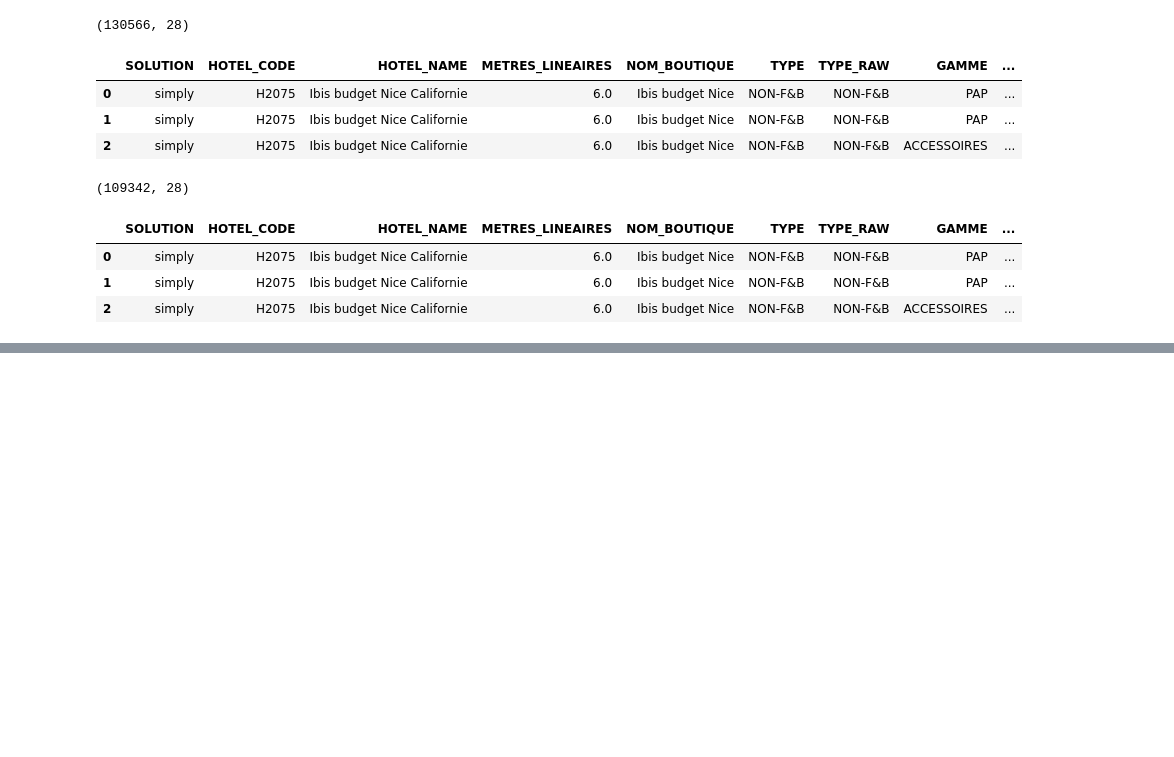
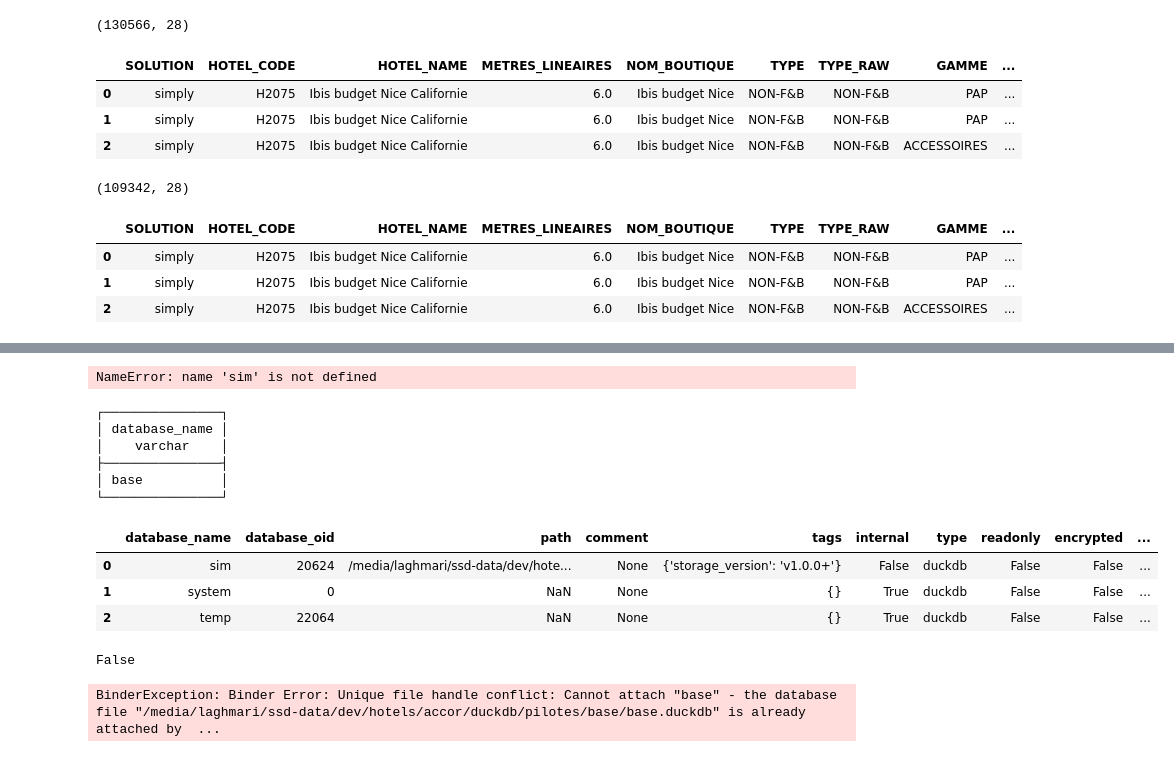
Before and after one commit to klaghmari-github/hotels, a Jupyter notebook: accor/main.ipynb, the cells around one changed output, grey strips where cells are left out. Saved outputs shown, nothing was run; the diff lists cells and outputs as text; code cells hidden in the pictures; blank space fills up the shorter version.

```diff
--- a/accor/main.ipynb
+++ b/accor/main.ipynb
@@ -623,0 +618,28 @@ class SalesPilSim(SalesPilBase):
+# %%
+sim.view_df("v_sales_model_base")
+# %% [output]
+NameError: name 'sim' is not defined
+# %%
+base.con.sql("SHOW DATABASES")
+# %% [output]
+┌───────────────┐
+│ database_name │
+│    varchar    │
+├───────────────┤
+│ base          │
+└───────────────┘
+# %%
+sim.con.execute("SELECT * FROM duckdb_databases()").df()
+# %% [output]
+|  | database_name | database_oid | path | comment | tags | internal | type | readonly | encrypted | ... |
+| 0 | sim | 20624 | /media/laghmari/ssd-data/dev/hote... | None | {'storage_version': 'v1.0.0+'} | False | duckdb | False | False | ... |
+| 1 | system | 0 | NaN | None | {} | True | duckdb | False | False | ... |
+| 2 | temp | 22064 | NaN | None | {} | True | duckdb | False | False | ... |
+# %%
+sim.db_attached("base")
+# %% [output]
+False
+# %%
+sim.attach_db("base")
+# %% [output]
+BinderException: Binder Error: Unique file handle conflict: Cannot attach "base" - the database file "/media/laghmari/ssd-data/dev/hotels/accor/duckdb/pilotes/base/base.duckdb" is already attached by  ...
```
Also changed, not shown: parts of 9 cells of this notebook, 4 other files.
